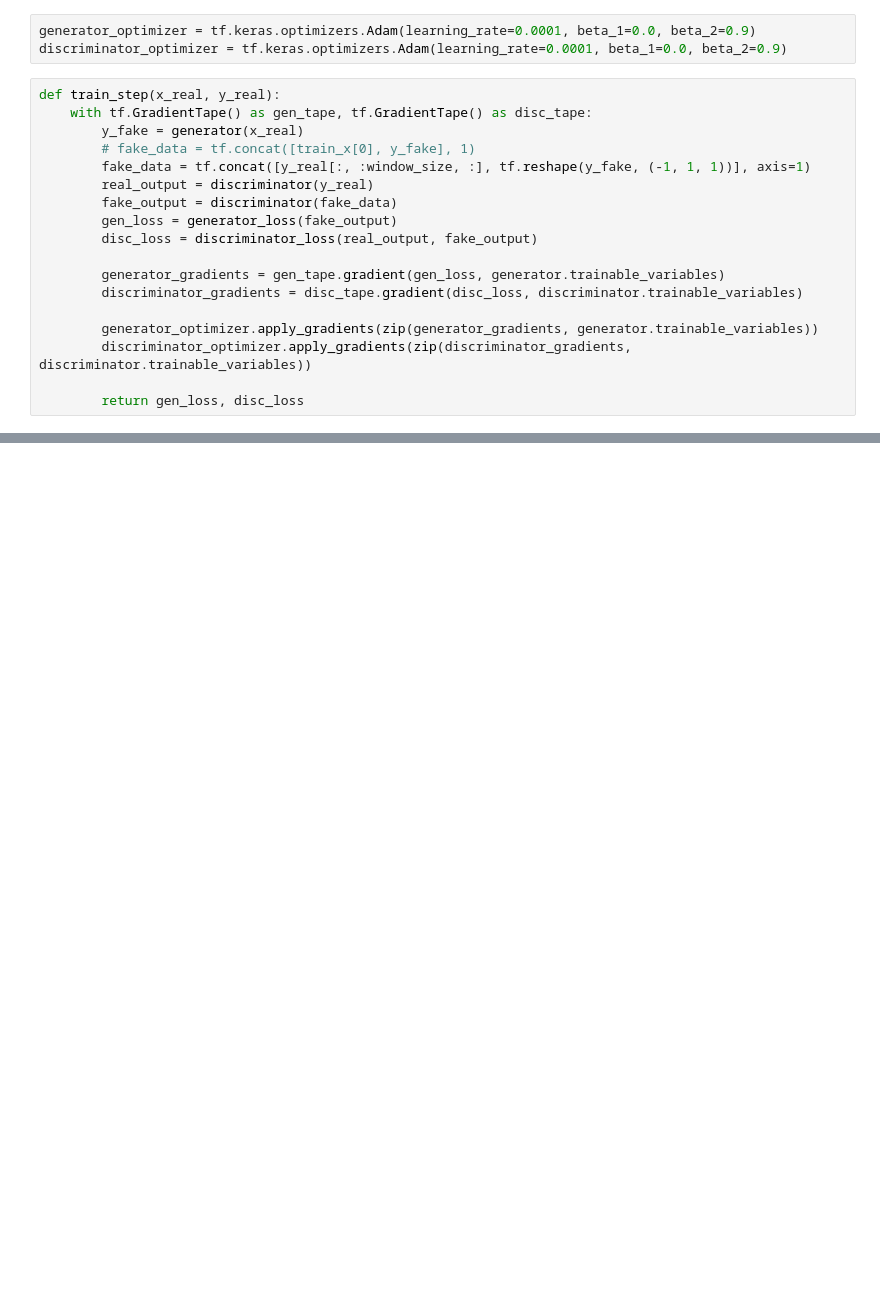
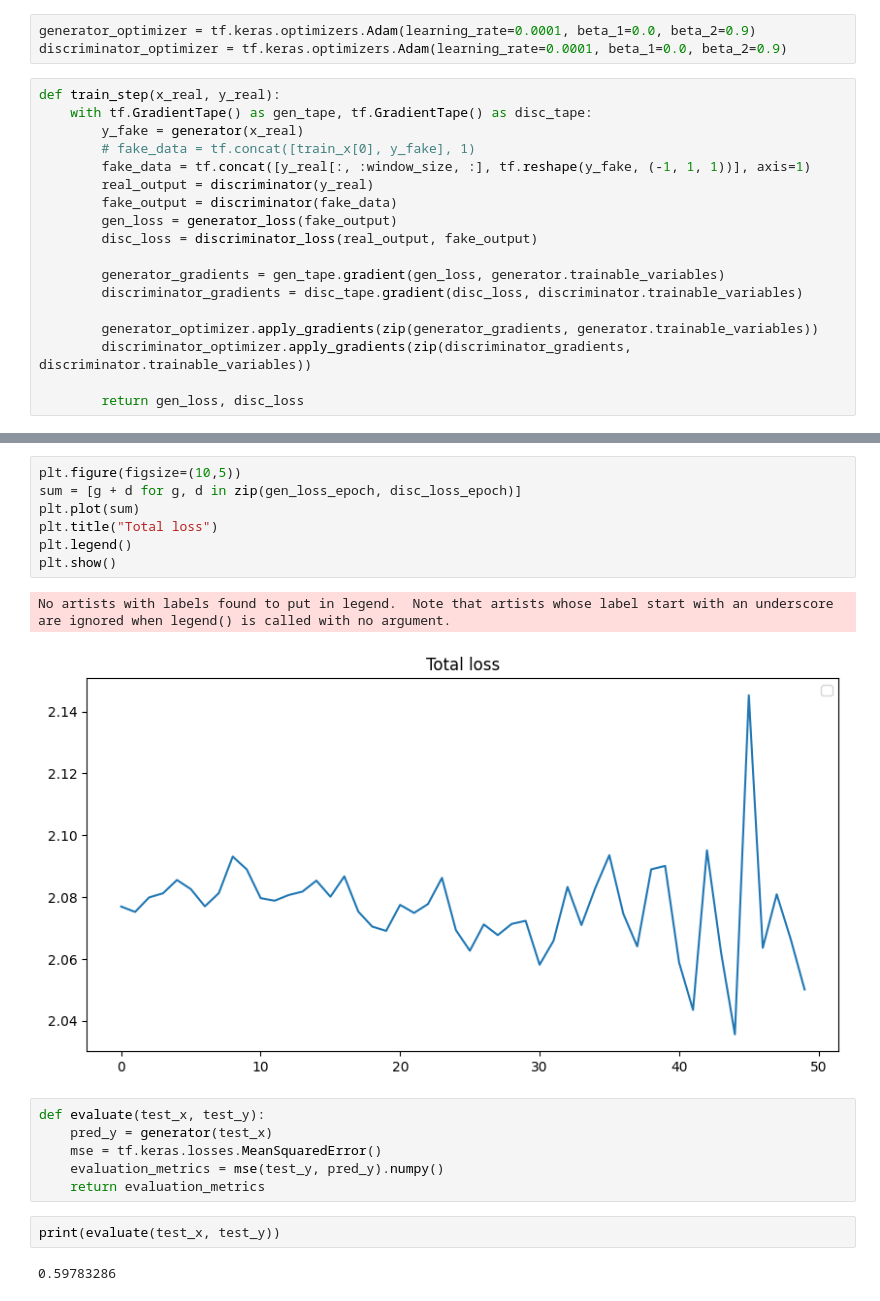
Before and after one commit to Rol3ert99/stock-predictions, a Jupyter notebook: gan.ipynb, the cells around one changed output, grey strips where cells are left out. Cells and saved outputs as stored; diff of their text form; blank space fills up the shorter version.

```diff
--- a/gan.ipynb
+++ b/gan.ipynb
@@ -316,0 +322,20 @@ plt.show()
+# %%
+plt.figure(figsize=(10,5))
+sum = [g + d for g, d in zip(gen_loss_epoch, disc_loss_epoch)]
+plt.plot(sum)
+plt.title("Total loss")
+plt.legend()
+plt.show()
+# %% [output]
+No artists with labels found to put in legend.  Note that artists whose label start with an underscore are ignored when legend() is called with no argument.
+[figure, added]
+# %%
+def evaluate(test_x, test_y):
+    pred_y = generator(test_x)
+    mse = tf.keras.losses.MeanSquaredError()
+    evaluation_metrics = mse(test_y, pred_y).numpy()
+    return evaluation_metrics
+# %%
+print(evaluate(test_x, test_y))
+# %% [output]
+0.59783286
```
Also changed, not shown: parts of 7 cells of this notebook, 6 other files.
